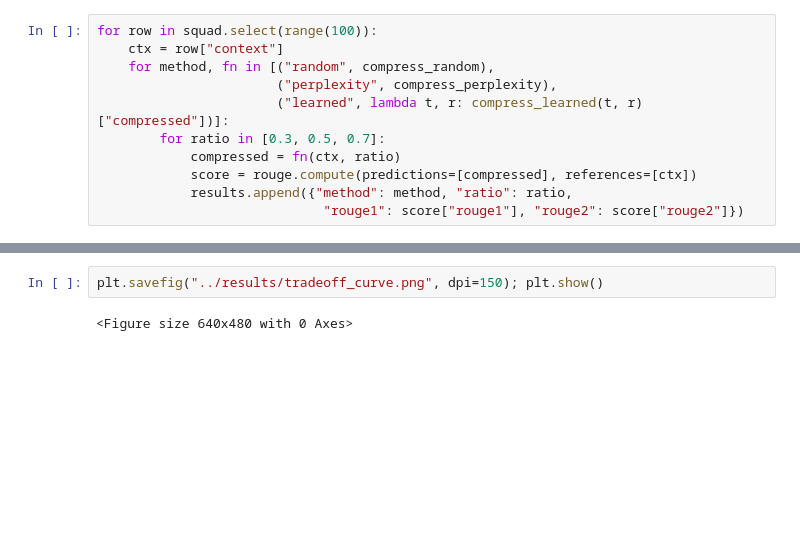
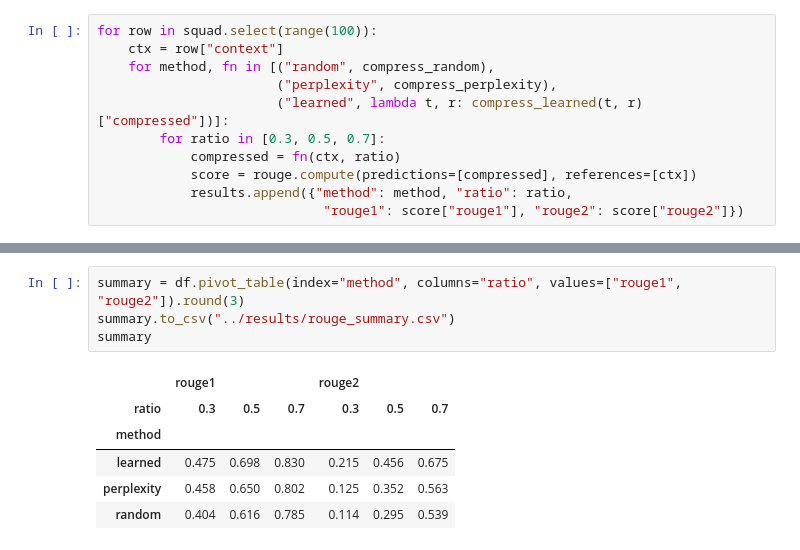
Before and after one commit to Sarah-nayyar/perplexity-using-DistillBERT, a Jupyter notebook: notebooks/05_evaluation.ipynb, the cells around one changed output, grey strips where cells are left out. Cells and saved outputs as stored; diff of their text form; blank space fills up the shorter version.

```diff
--- a/notebooks/05_evaluation.ipynb
+++ b/notebooks/05_evaluation.ipynb
@@ -90,4 +89,11 @@ plt.legend(); plt.title("Quality–compression tradeoff"); plt.tight_layout()
 # %%
-plt.savefig("../results/tradeoff_curve.png", dpi=150); plt.show()
+summary = df.pivot_table(index="method", columns="ratio", values=["rouge1", "rouge2"]).round(3)
+summary.to_csv("../results/rouge_summary.csv")
+summary
 # %% [output]
-<Figure size 640x480 with 0 Axes>
+|  | rouge1 |  |  | rouge2 |  |  |
+| ratio | 0.3 | 0.5 | 0.7 | 0.3 | 0.5 | 0.7 |
+| method |  |  |  |  |  |  |
+| learned | 0.475 | 0.698 | 0.830 | 0.215 | 0.456 | 0.675 |
+| perplexity | 0.458 | 0.650 | 0.802 | 0.125 | 0.352 | 0.563 |
+| random | 0.404 | 0.616 | 0.785 | 0.114 | 0.295 | 0.539 |
```
Also changed, not shown: parts of 3 cells of this notebook, 3 other files.
